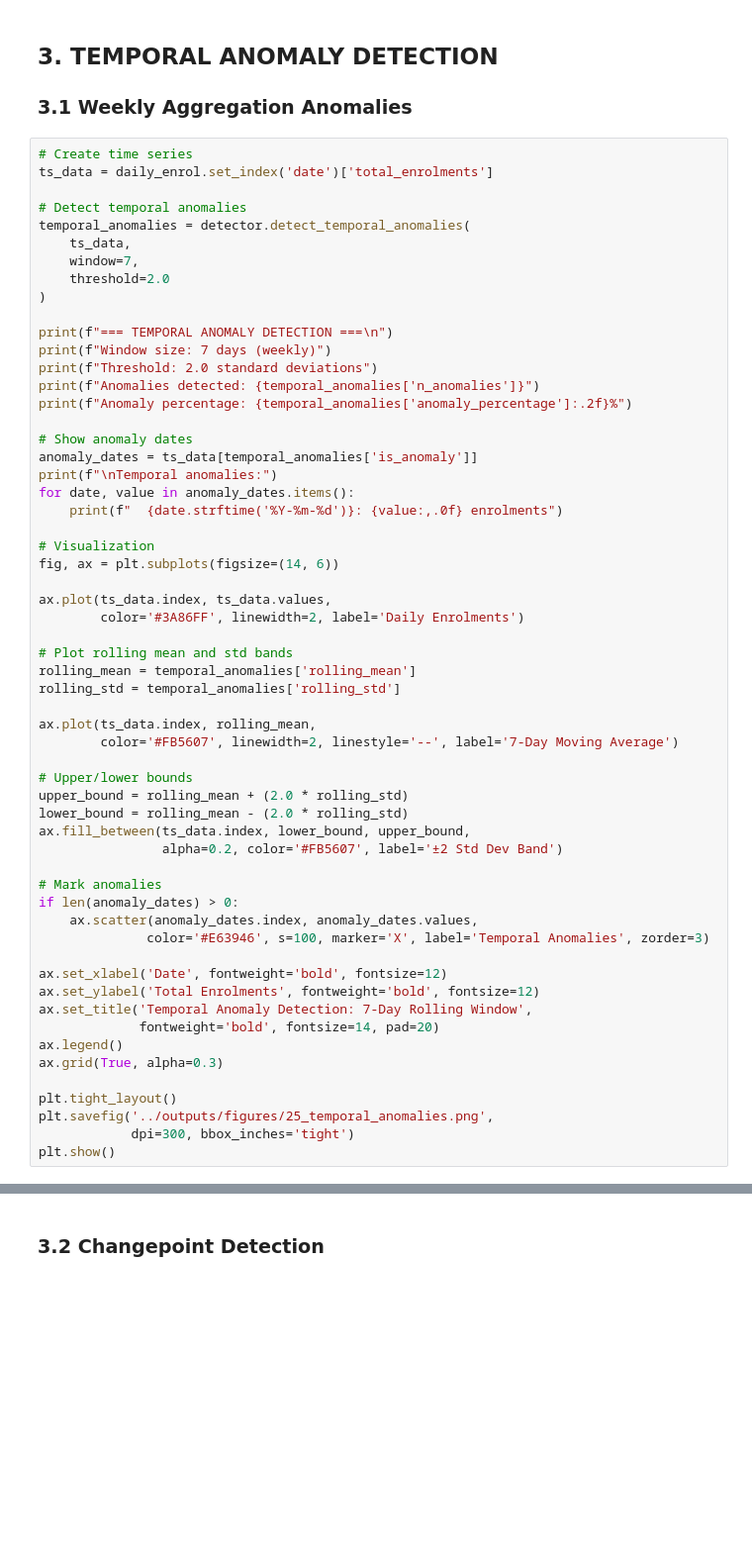
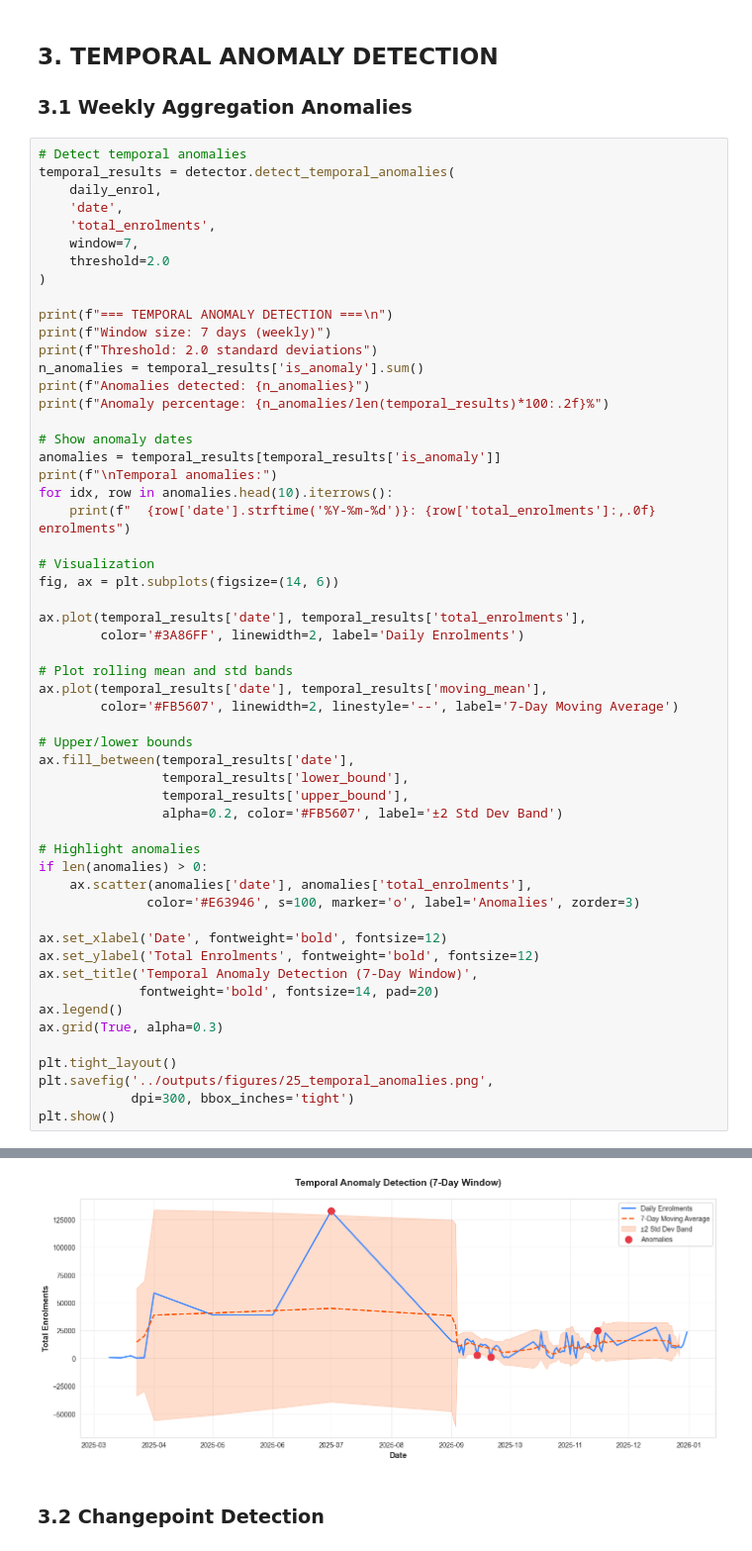
Before and after one commit to satyamsharma17/UIDAI-Data-Hackathon-2026, a Jupyter notebook: notebooks/04_anomaly_detection.ipynb, the cells around one changed output, grey strips where cells are left out. Shown at 99% size. Saved outputs shown, nothing was run; the diff lists cells and outputs as text; blank space fills up the shorter version.

```diff
--- a/notebooks/04_anomaly_detection.ipynb
+++ b/notebooks/04_anomaly_detection.ipynb
@@ -187,12 +223,11 @@ plt.show()
 
 ### 3.1 Weekly Aggregation Anomalies
 # %%
-# Create time series
-ts_data = daily_enrol.set_index('date')['total_enrolments']
-
 # Detect temporal anomalies
-temporal_anomalies = detector.detect_temporal_anomalies(
-    ts_data,
+temporal_results = detector.detect_temporal_anomalies(
+    daily_enrol,
+    'date',
+    'total_enrolments',
     window=7,
     threshold=2.0
 )
@@ -200,42 +235,40 @@ temporal_anomalies = detector.detect_temporal_anomalies(
 print(f"=== TEMPORAL ANOMALY DETECTION ===\n")
 print(f"Window size: 7 days (weekly)")
 print(f"Threshold: 2.0 standard deviations")
-print(f"Anomalies detected: {temporal_anomalies['n_anomalies']}")
-print(f"Anomaly percentage: {temporal_anomalies['anomaly_percentage']:.2f}%")
+n_anomalies = temporal_results['is_anomaly'].sum()
+print(f"Anomalies detected: {n_anomalies}")
+print(f"Anomaly percentage: {n_anomalies/len(temporal_results)*100:.2f}%")
 
 # Show anomaly dates
-anomaly_dates = ts_data[temporal_anomalies['is_anomaly']]
+anomalies = temporal_results[temporal_results['is_anomaly']]
 print(f"\nTemporal anomalies:")
-for date, value in anomaly_dates.items():
-    print(f"  {date.strftime('%Y-%m-%d')}: {value:,.0f} enrolments")
+for idx, row in anomalies.head(10).iterrows():
+    print(f"  {row['date'].strftime('%Y-%m-%d')}: {row['total_enrolments']:,.0f} enrolments")
 
 # Visualization
 fig, ax = plt.subplots(figsize=(14, 6))
 
-ax.plot(ts_data.index, ts_data.values,
+ax.plot(temporal_results['date'], temporal_results['total_enrolments'],
         color='#3A86FF', linewidth=2, label='Daily Enrolments')
 
 # Plot rolling mean and std bands
-rolling_mean = temporal_anomalies['rolling_mean']
-rolling_std = temporal_anomalies['rolling_std']
-
-ax.plot(ts_data.index, rolling_mean,
+ax.plot(temporal_results['date'], temporal_results['moving_mean'],
         color='#FB5607', linewidth=2, linestyle='--', label='7-Day Moving Average')
 
 # Upper/lower bounds
-upper_bound = rolling_mean + (2.0 * rolling_std)
-lower_bound = rolling_mean - (2.0 * rolling_std)
-ax.fill_between(ts_data.index, lower_bound, upper_bound,
+ax.fill_between(temporal_results['date'],
+                temporal_results['lower_bound'],
+                temporal_results['upper_bound'],
                 alpha=0.2, color='#FB5607', label='±2 Std Dev Band')
 
-# Mark anomalies
-if len(anomaly_dates) > 0:
-    ax.scatter(anomaly_dates.index, anomaly_dates.values,
-              color='#E63946', s=100, marker='X', label='Temporal Anomalies', zorder=3)
+# Highlight anomalies
+if len(anomalies) > 0:
+    ax.scatter(anomalies['date'], anomalies['total_enrolments'],
+              color='#E63946', s=100, marker='o', label='Anomalies', zorder=3)
 
 ax.set_xlabel('Date', fontweight='bold', fontsize=12)
 ax.set_ylabel('Total Enrolments', fontweight='bold', fontsize=12)
-ax.set_title('Temporal Anomaly Detection: 7-Day Rolling Window',
+ax.set_title('Temporal Anomaly Detection (7-Day Window)',
              fontweight='bold', fontsize=14, pad=20)
 ax.legend()
 ax.grid(True, alpha=0.3)
@@ -244,3 +277,4 @@ plt.tight_layout()
 plt.savefig('../outputs/figures/25_temporal_anomalies.png',
             dpi=300, bbox_inches='tight')
 plt.show()
+# %% [output]
@@ -247,3 +293,4 @@ plt.show()
+[figure, added]
 # %% [markdown]
 ### 3.2 Changepoint Detection
 # %%
```
Also changed, not shown: parts of 12 cells of this notebook, 5 other files.
